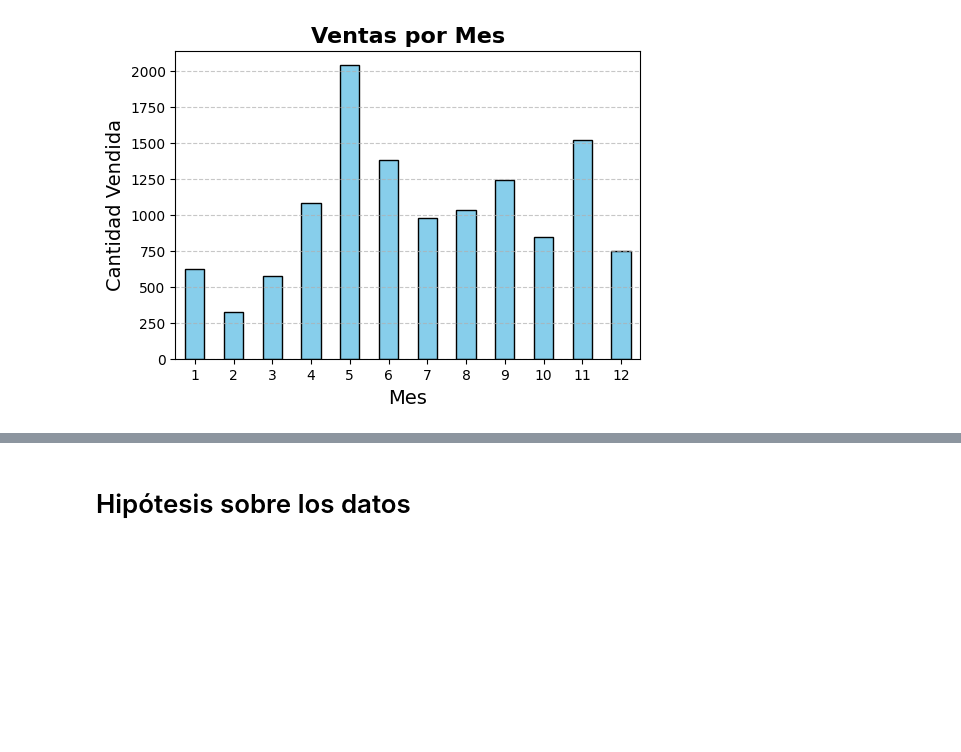
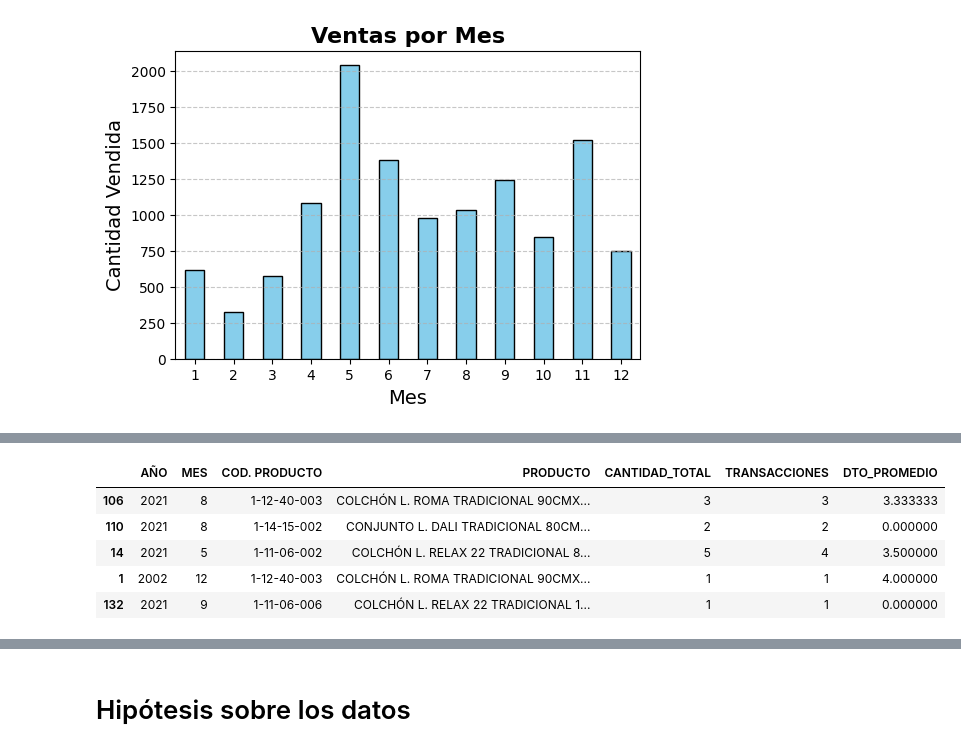
Before and after one commit to LuisBoschetto/trabajofinal, a Jupyter notebook: TrabajoFinal.ipynb, the cells around one changed output, grey strips where cells are left out. Drawn from its saved outputs; the diff is of its cells as text; code cells hidden in the pictures; blank space fills up the shorter version.

```diff
--- a/TrabajoFinal.ipynb
+++ b/TrabajoFinal.ipynb
@@ -499,0 +491,28 @@ plt.show()
+# %%
+# Asegurar formato datetime
+sales['FECHA COMPRA'] = pd.to_datetime(sales['FECHA COMPRA'], errors='coerce')
+
+# Crear columnas de MES y AÑO
+sales['MES'] = sales['FECHA COMPRA'].dt.month
+sales['AÑO'] = sales['FECHA COMPRA'].dt.year
+
+# Agregar columna de EVENTO
+sales['EVENTO'] = sales['MES'].apply(
+    lambda x: 'Hot Sale' if x == 5 else ('CyberMonday' if x == 11 else 'Ninguno')
+)
+
+# Agrupar por MES, AÑO y COD. PRODUCTO
+sales_agrupado_mes = sales.groupby(['AÑO', 'MES', 'COD. PRODUCTO', 'PRODUCTO']).agg(
+    CANTIDAD_TOTAL=('CANTIDAD', 'sum'),  # Cantidad total vendida en el mes
+    TRANSACCIONES=('CANTIDAD', 'count'),  # Número de ventas realizadas en el mes
+    DTO_PROMEDIO=('DTO %', 'mean')  # Promedio del descuento aplicado en el mes
+).reset_index()
+
+sales_agrupado_mes.sample(5)
+# %% [output]
+|  | AÑO | MES | COD. PRODUCTO | PRODUCTO | CANTIDAD_TOTAL | TRANSACCIONES | DTO_PROMEDIO |
+| 106 | 2021 | 8 | 1-12-40-003 | COLCHÓN L. ROMA TRADICIONAL 90CMX... | 3 | 3 | 3.333333 |
+| 110 | 2021 | 8 | 1-14-15-002 | CONJUNTO L. DALI TRADICIONAL 80CM... | 2 | 2 | 0.000000 |
+| 14 | 2021 | 5 | 1-11-06-002 | COLCHÓN L. RELAX 22 TRADICIONAL 8... | 5 | 4 | 3.500000 |
+| 1 | 2002 | 12 | 1-12-40-003 | COLCHÓN L. ROMA TRADICIONAL 90CMX... | 1 | 1 | 4.000000 |
+| 132 | 2021 | 9 | 1-11-06-006 | COLCHÓN L. RELAX 22 TRADICIONAL 1... | 1 | 1 | 0.000000 |
```
Also changed, not shown: parts of 20 cells of this notebook.
